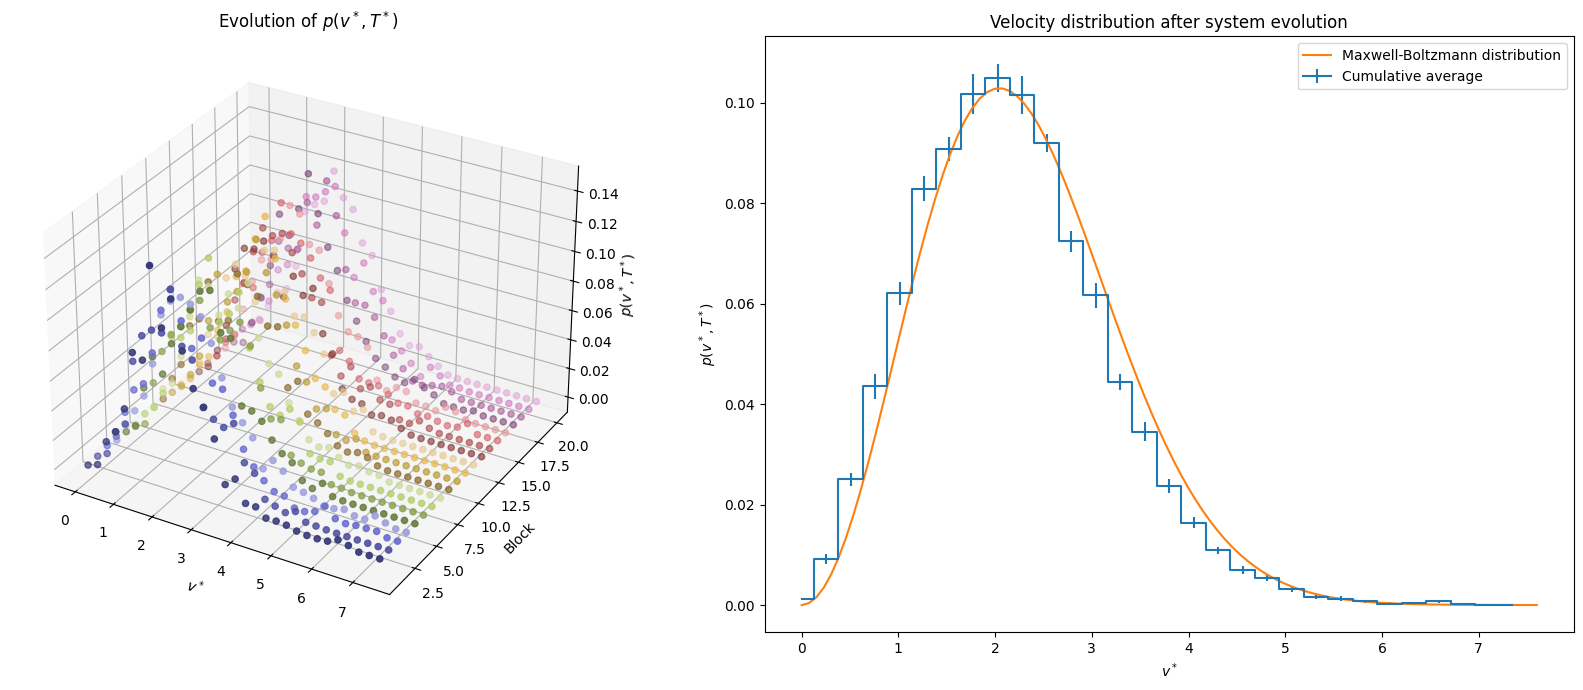
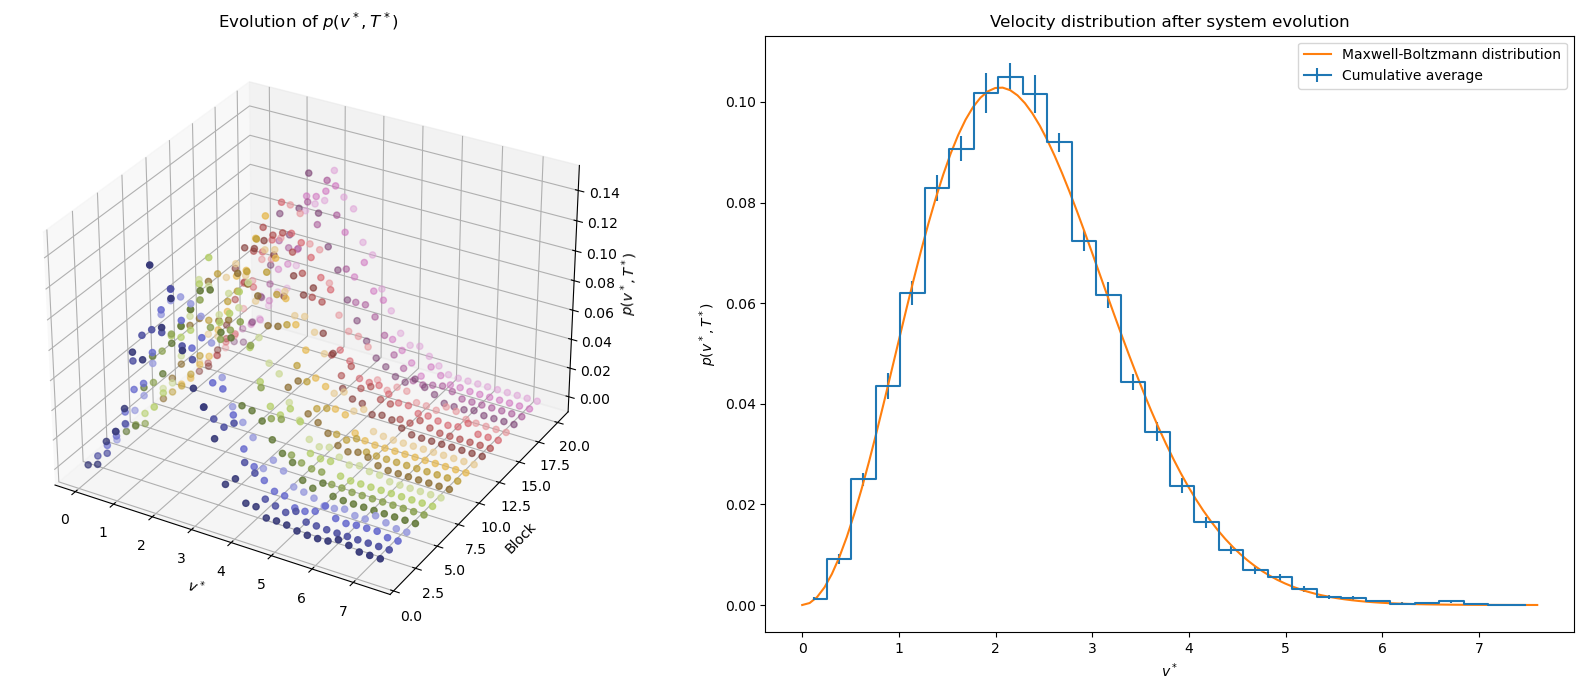
Unified diff of the notebook cell whose output changed from the first chart to the second:
--- before
+++ after
@@ -2,4 +2,6 @@
 data = np.loadtxt("../NSL_SIMULATOR/OUTPUT_04.1/pofv_blocks.dat", usecols=(0,1,2))
 x = np.linspace(v[0], v[-1]+v[1], 100)
+bin_size = v[1]-v[0]
+v = v + bin_size / 2.
 T = 2.089
 
@@ -9,5 +11,5 @@
 ax = fig.add_subplot(gs[1])
 ax.errorbar(v, pofv, err, label="Cumulative average", drawstyle="steps-mid")
-ax.plot(x, np.power(2*np.pi*T, -3/2)*4*np.pi*np.power(x,2)*np.exp(-np.power(x,2)/(2*T))*(v[1]-v[0]), label="Maxwell-Boltzmann distribution")
+ax.plot(x, np.power(2*np.pi*T, -3/2)*4*np.pi*np.power(x,2)*np.exp(-np.power(x,2)/(2*T))*bin_size, label="Maxwell-Boltzmann distribution")
 ax.set_title("Velocity distribution after system evolution")
 ax.set_xlabel("$v^*$")

Commit: Finished all exercises